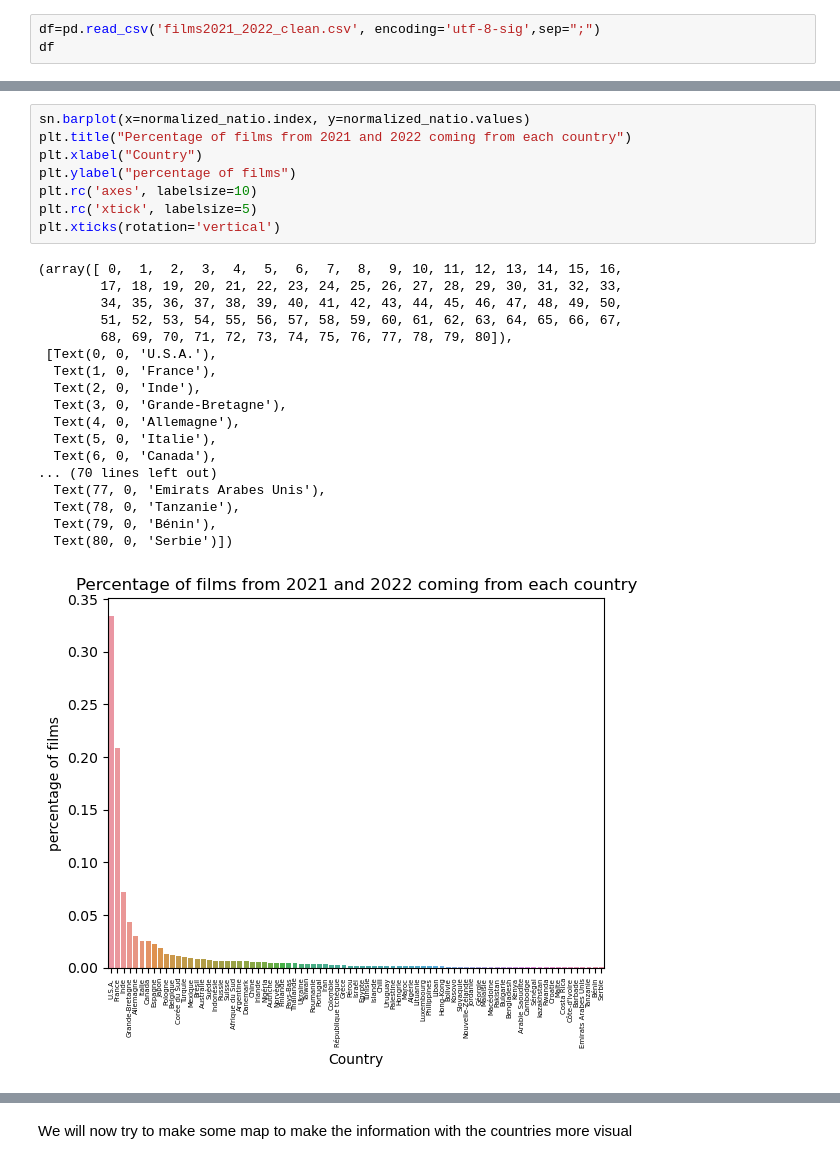
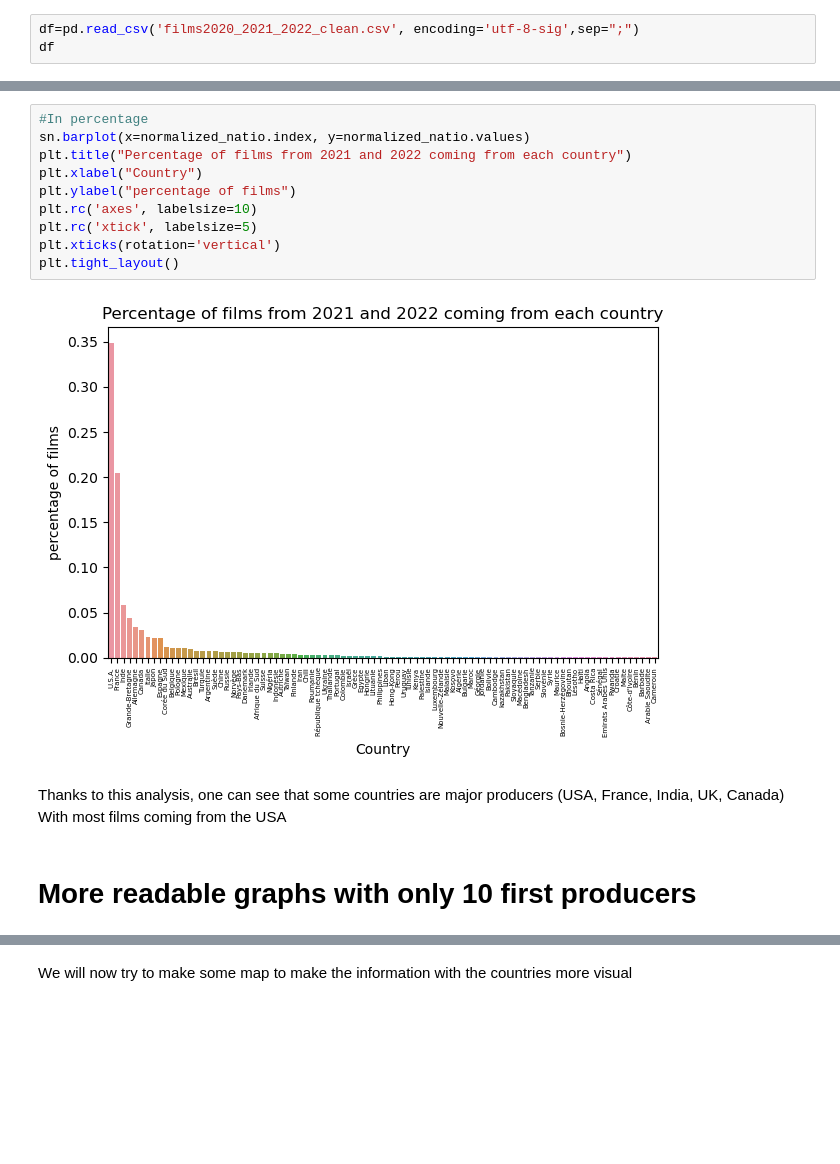
Before and after one commit to alienor15/Films_DM_2023, a Jupyter notebook: Data vizualization.ipynb, the cells around one changed output, grey strips where cells are left out. Saved outputs shown, nothing was run; the diff lists cells and outputs as text; blank space fills up the shorter version.

```diff
--- a/Data vizualization.ipynb
+++ b/Data vizualization.ipynb
@@ -14,4 +18,4 @@ from plotnine import *
 # %%
-df=pd.read_csv('films2021_2022_clean.csv', encoding='utf-8-sig',sep=";")
+df=pd.read_csv('films2020_2021_2022_clean.csv', encoding='utf-8-sig',sep=";")
 df
 # %% [output]
@@ -79,27 +117,16 @@ plt.xticks(rotation='vertical')
 # %%
+#In percentage
 sn.barplot(x=normalized_natio.index, y=normalized_natio.values)
 plt.title("Percentage of films from 2021 and 2022 coming from each country")
 plt.xlabel("Country")
 plt.ylabel("percentage of films")
 plt.rc('axes', labelsize=10)
 plt.rc('xtick', labelsize=5)
 plt.xticks(rotation='vertical')
+plt.tight_layout()
 # %% [output]
-(array([ 0,  1,  2,  3,  4,  5,  6,  7,  8,  9, 10, 11, 12, 13, 14, 15, 16,
-        17, 18, 19, 20, 21, 22, 23, 24, 25, 26, 27, 28, 29, 30, 31, 32, 33,
-        34, 35, 36, 37, 38, 39, 40, 41, 42, 43, 44, 45, 46, 47, 48, 49, 50,
-        51, 52, 53, 54, 55, 56, 57, 58, 59, 60, 61, 62, 63, 64, 65, 66, 67,
-        68, 69, 70, 71, 72, 73, 74, 75, 76, 77, 78, 79, 80]),
- [Text(0, 0, 'U.S.A.'),
-  Text(1, 0, 'France'),
-  Text(2, 0, 'Inde'),
-  Text(3, 0, 'Grande-Bretagne'),
-  Text(4, 0, 'Allemagne'),
-  Text(5, 0, 'Italie'),
-  Text(6, 0, 'Canada'),
-... (70 lines left out)
-  Text(77, 0, 'Emirats Arabes Unis'),
-  Text(78, 0, 'Tanzanie'),
-  Text(79, 0, 'Bénin'),
-  Text(80, 0, 'Serbie')])
-[figure, old version]
+[figure, new version]
+# %% [markdown]
+Thanks to this analysis, one can see that some countries are major producers (USA, France, India, UK, Canada) With most films coming from the USA
+# %% [markdown]
+# More readable graphs with only 10 first producers
```
Also changed, not shown: parts of 69 cells of this notebook.
